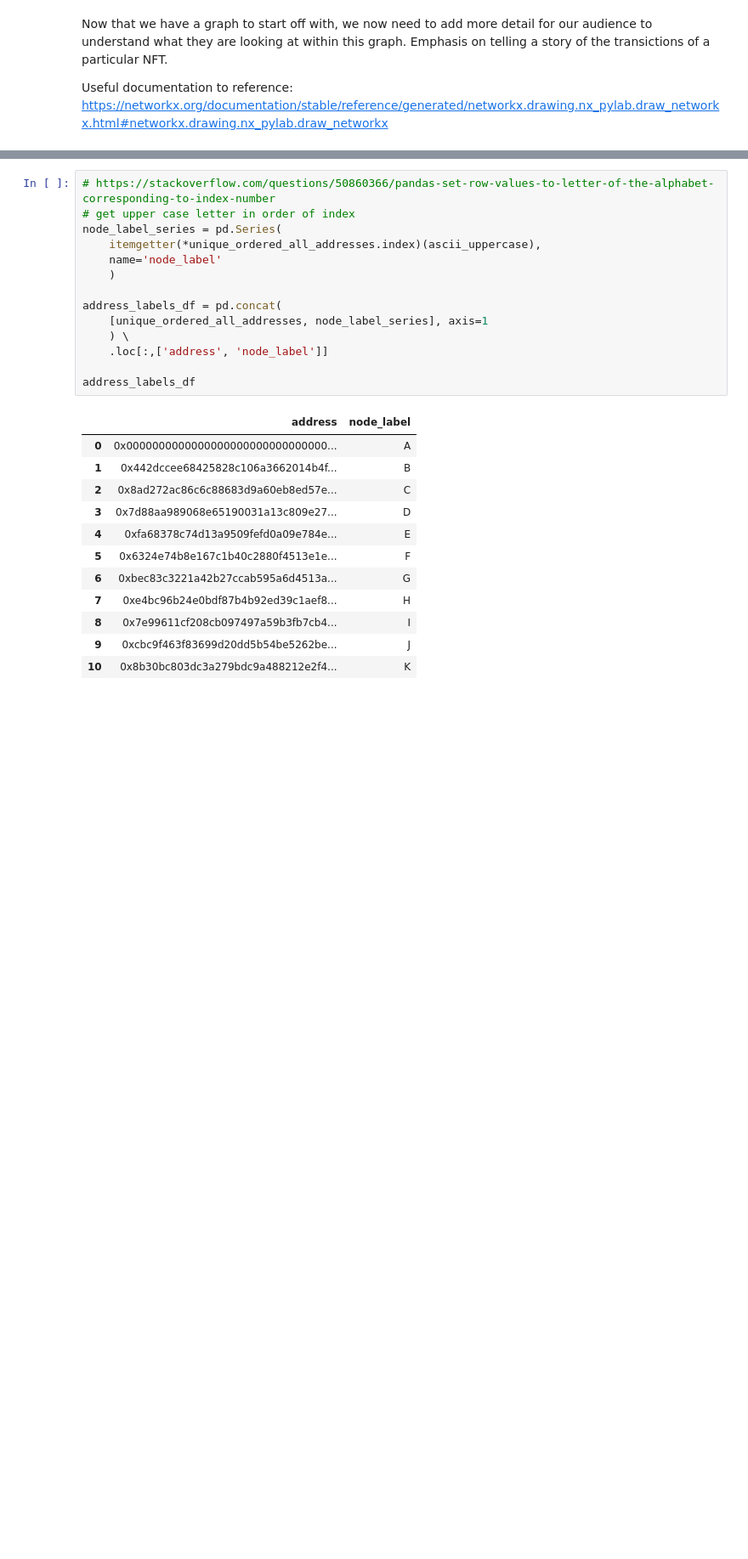
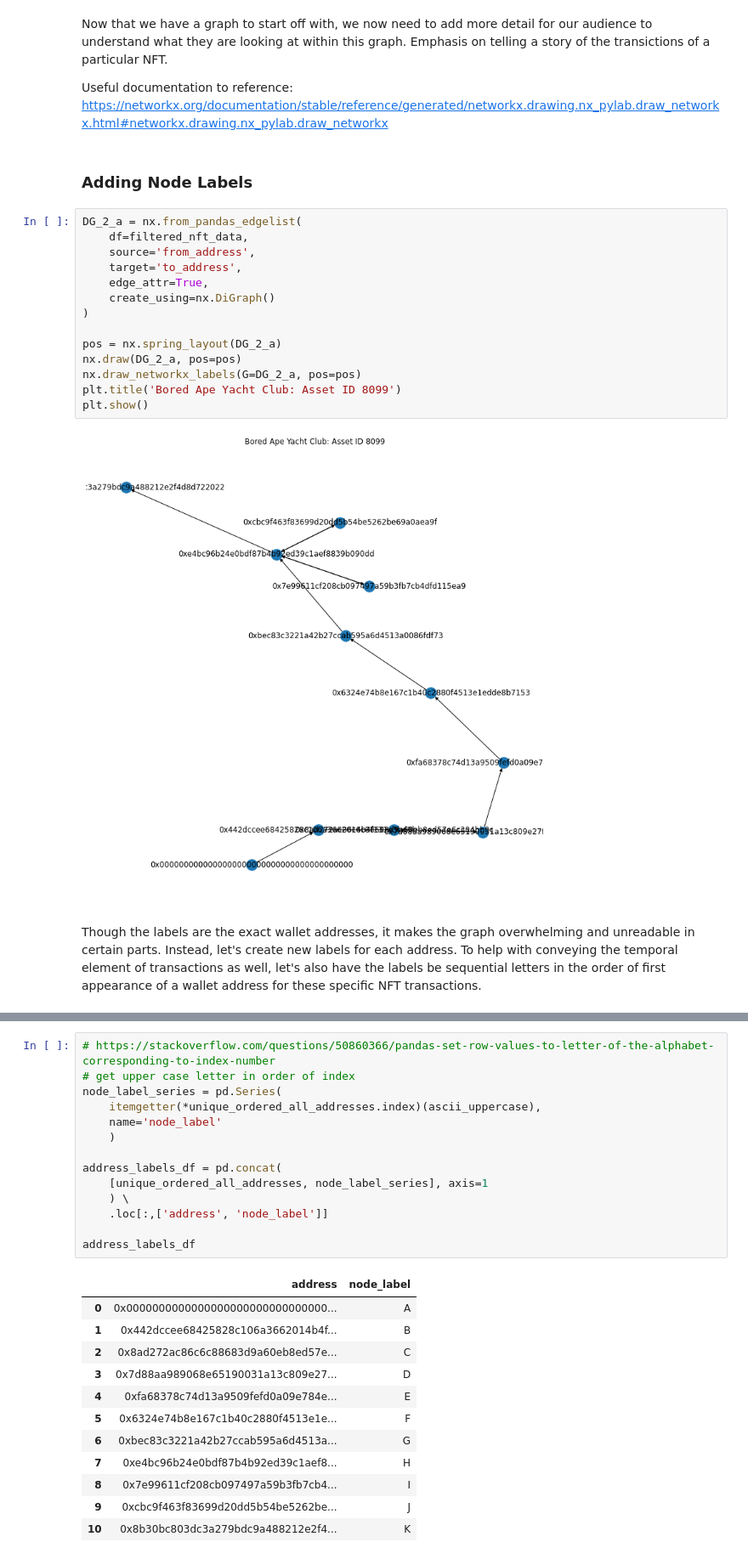
Before and after one commit to onthemarkdata/blog_scripts, a Jupyter notebook: nft_analytics/nft_analytics_notebook.ipynb, the cells around one changed output, grey strips where cells are left out. Shown at 85% size. Cells and saved outputs as stored; diff of their text form; blank space fills up the shorter version.

```diff
--- a/nft_analytics/nft_analytics_notebook.ipynb
+++ b/nft_analytics/nft_analytics_notebook.ipynb
@@ -358,4 +364,24 @@ plt.show()
 Now that we have a graph to start off with, we now need to add more detail for our audience to understand what they are looking at within this graph. Emphasis on telling a story of the transictions of a particular NFT.
 
 Useful documentation to reference: https://networkx.org/documentation/stable/reference/generated/networkx.drawing.nx_pylab.draw_networkx.html#networkx.drawing.nx_pylab.draw_networkx
+# %% [markdown]
+### Adding Node Labels
+# %%
+DG_2_a = nx.from_pandas_edgelist(
+    df=filtered_nft_data,
+    source='from_address',
+    target='to_address',
+    edge_attr=True,
+    create_using=nx.DiGraph()
+)
+
+pos = nx.spring_layout(DG_2_a)
+nx.draw(DG_2_a, pos=pos)
+nx.draw_networkx_labels(G=DG_2_a, pos=pos)
+plt.title('Bored Ape Yacht Club: Asset ID 8099')
+plt.show()
+# %% [output]
+[figure, added]
+# %% [markdown]
+Though the labels are the exact wallet addresses, it makes the graph overwhelming and unreadable in certain parts. Instead, let's create new labels for each address. To help with conveying the temporal element of transactions as well, let's also have the labels be sequential letters in the order of first appearance of a wallet address for these specific NFT transactions.
 # %%
```
Also changed, not shown: parts of 13 cells of this notebook.
